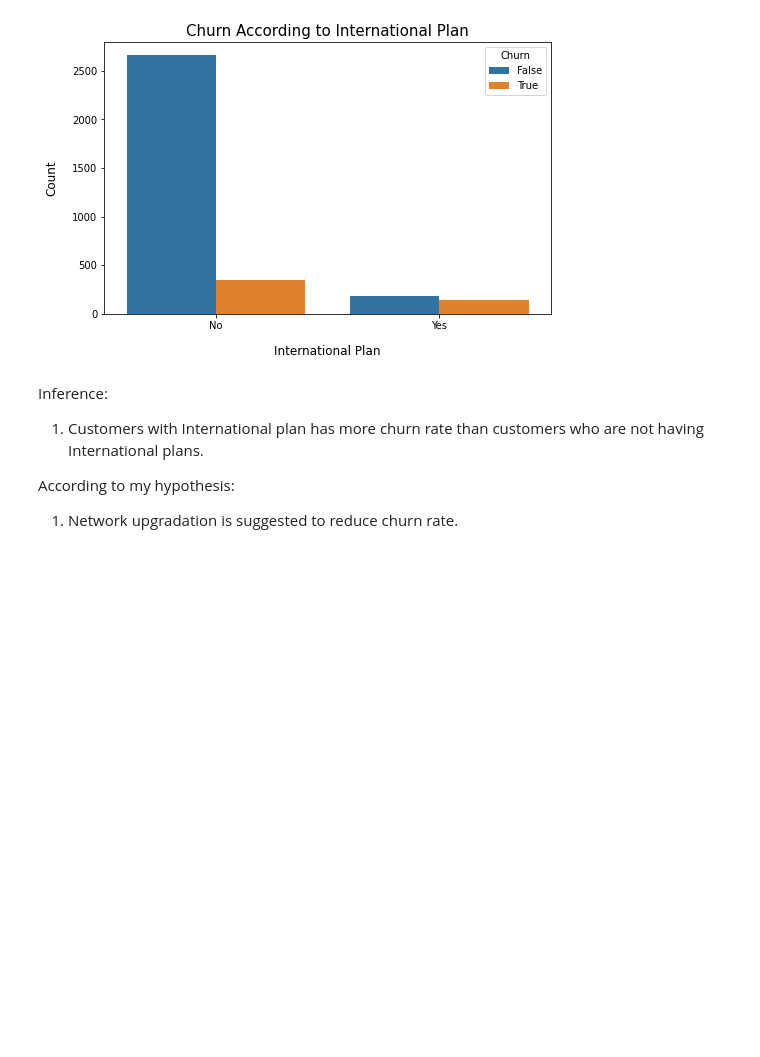
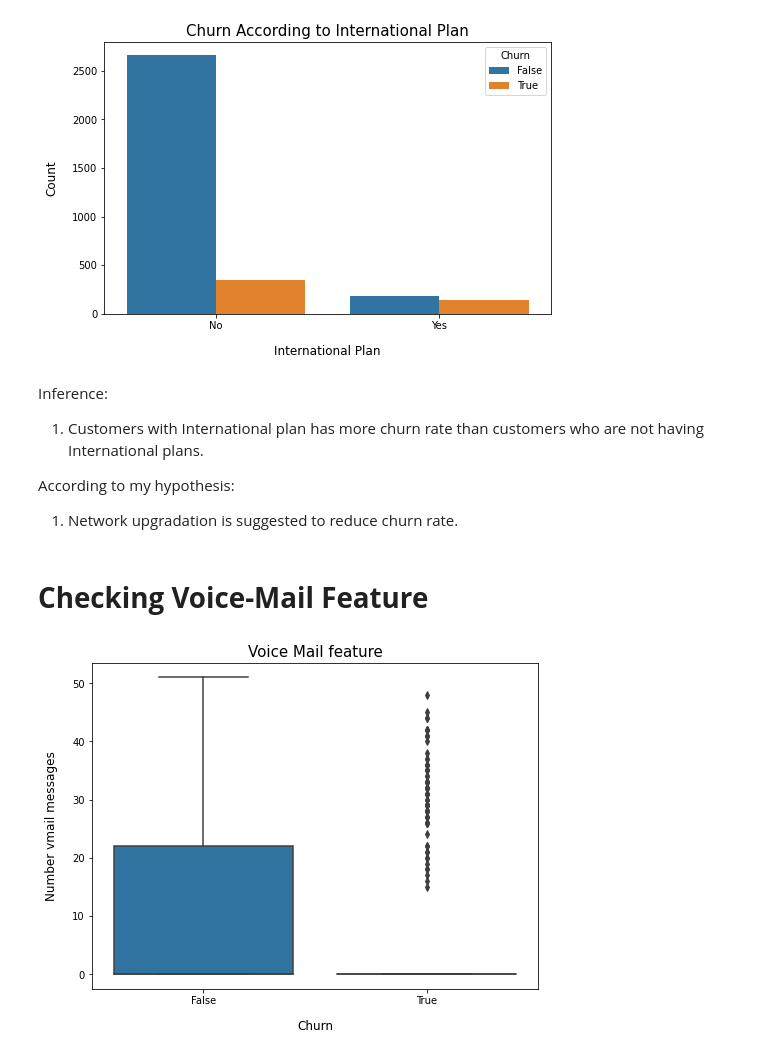
Before and after one commit to Akshadanair/Telecom-Churn-Analysis, a Jupyter notebook: Telecom_Churn_Analysis_Capstone_Project.ipynb, the cells around one changed output. Saved outputs shown, nothing was run; the diff lists cells and outputs as text; code cells hidden in the pictures; blank space fills up the shorter version.

```diff
--- a/Telecom_Churn_Analysis_Capstone_Project.ipynb
+++ b/Telecom_Churn_Analysis_Capstone_Project.ipynb
@@ -422,3 +347,19 @@ Inference:
 According to my hypothesis:
 
 1. Network upgradation is suggested to reduce churn rate.
+# %% [markdown]
+# **Checking Voice-Mail Feature**
+# %%
+#checking voice mail features
+
+#setting figure size
+fig = plt.figure(figsize=(8,6))
+
+#Creating boxplot
+sns.boxplot(y= telecom_data['Number vmail messages'], x = telecom_data['Churn'])
+plt.xlabel("Churn", labelpad=14, fontsize = 12)
+plt.ylabel("Number vmail messages", labelpad=14, fontsize = 12)
+plt.title("Voice Mail feature", fontsize = 15)
+plt.show()
+# %% [output]
+[figure, added]
```
Also changed, not shown: parts of 17 cells of this notebook.
